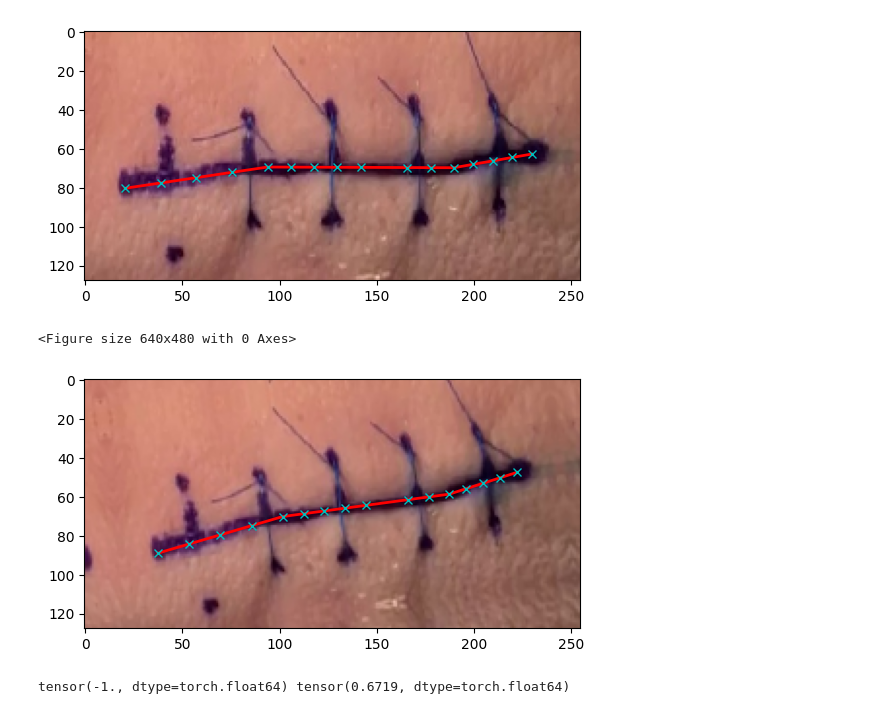
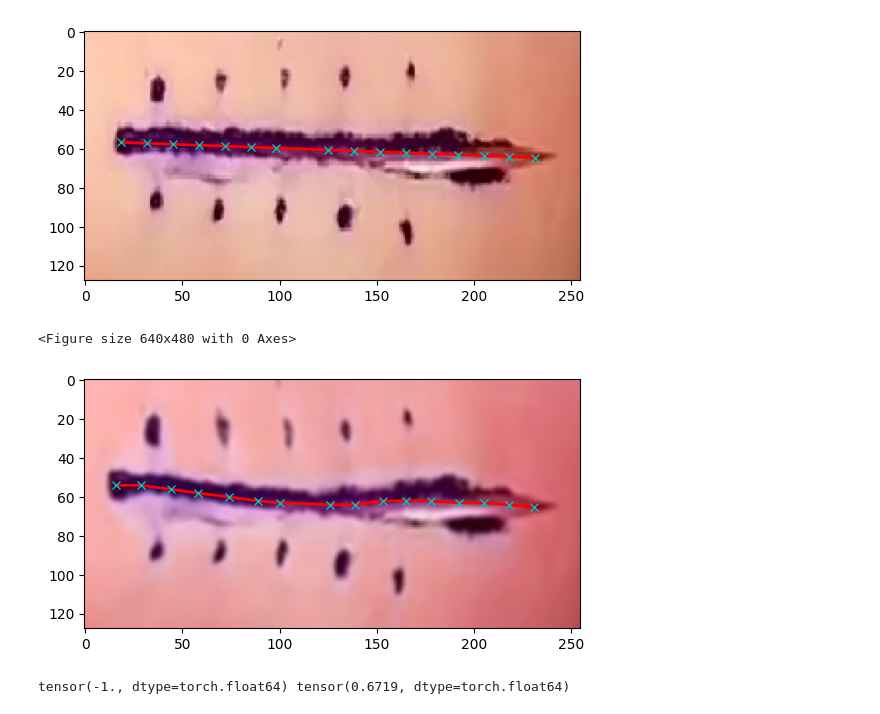
Before and after one commit to tomhruby1/zdo, a Jupyter notebook: augmentations.ipynb, the cells around one changed output. Drawn from its saved outputs; the diff is of its cells as text; code cells hidden in the pictures.

```diff
--- a/augmentations.ipynb
+++ b/augmentations.ipynb
@@ -14,40 +14,54 @@ json_p = Path('data/data_processed.json')
 # %%
 dataset = ZdoDataset(json_p)
 
-img_id = '62'
+img_id = '52'
 image, incision = dataset.get_raw_item(img_id)
 
 visualize(image,incision)
 
 # augmentations
 
 # blur transforms
-transform = A.Compose([
+transform_blur = A.Compose([
     A.OneOf([
-    A.AdvancedBlur(blur_limit=(19,31), sigmaX_limit=(7,10), sigmaY_limit=(7,10), rotate_limit=90, beta_limit=(0.7, 1.6), noise_limit=(0.6,1.4), p=0.8),
-    A.Blur(blur_limit=(17,33), p=0.8),
-    A.GaussianBlur(blur_limit=(21,45), p=0.8),
-    A.MedianBlur(blur_limit=(23,49), p=0.8),
-    A.MotionBlur(blur_limit=(29,57), p=0.8)
+    A.AdvancedBlur(p=0.8),
+    A.Blur(p=0.8),
+    A.GaussianBlur(p=0.8),
+    A.MedianBlur(p=0.8),
+    A.MotionBlur(p=0.8)
   ], p=1)
 ], keypoint_params=A.KeypointParams(format='xy'))
-
 # spatial transforms
-# TODO: add vertical flip ... requires flipping the order of points as well
-# TODO: handle when
-transform = A.Compose([
-    # A.HorizontalFlip(p=0.5),
-    # A.PiecewiseAffine(scale=(0.03, 0.05), p=1),
-    A.ShiftScaleRotate(shift_limit=0.0625, scale_limit=0.1, rotate_limit=20, p=1)
+# TODO: add vertical flip ... requires flipping the order of points as well ... separate transform
+# TODO: handle when keypoints outside of img probably condition on len(keypoinst) when forward passing
+transform_geom = A.Compose([
+    A.HorizontalFlip(p=0.5),
+    A.OneOf([
+      A.ShiftScaleRotate(shift_limit=0.0625, scale_limit=0.1, rotate_limit=20, p=0.9),
+      A.PiecewiseAffine(scale=(0.03, 0.05), p=0.9),
+      A.Perspective(scale=(0.025, 0.05), p=0.9)
+    ], p=1)
 ], keypoint_params=A.KeypointParams(format='xy'))
 
+transform_color = A.Compose([
+    A.OneOf([
+        A.ChannelDropout(p=0.8),
+        A.ColorJitter(p=0.8),
+        A.HueSaturationValue(p=0.8),
+        A.RGBShift(p=0.8),
+        A.RandomBrightnessContrast(p=0.8)
+    ], p=1)
+])
+transform = A.Compose([transform_geom, transform_color, transform_blur])
+
+# transform = transform_color
 transformed = transform(image=image, keypoints=incision)
 plt.figure()
 visualize(transformed['image'], transformed['keypoints'])
 # %% [output]
-[figure, old version]
+[figure, new version]
 <Figure size 640x480 with 0 Axes>
-[figure, old version]
+[figure, new version]
 # %%
 # define the transformations
 transform = A.Compose([
```
Also changed, not shown: 2 other files.
